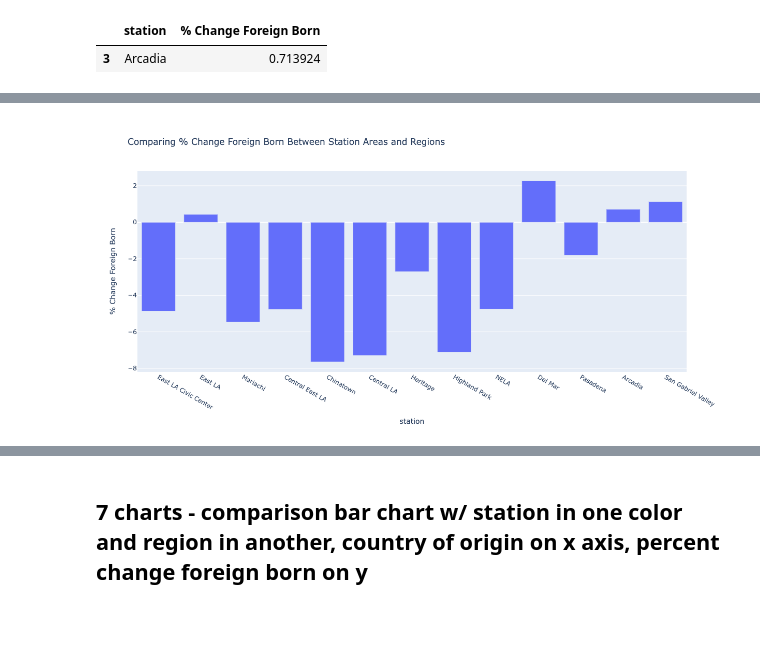
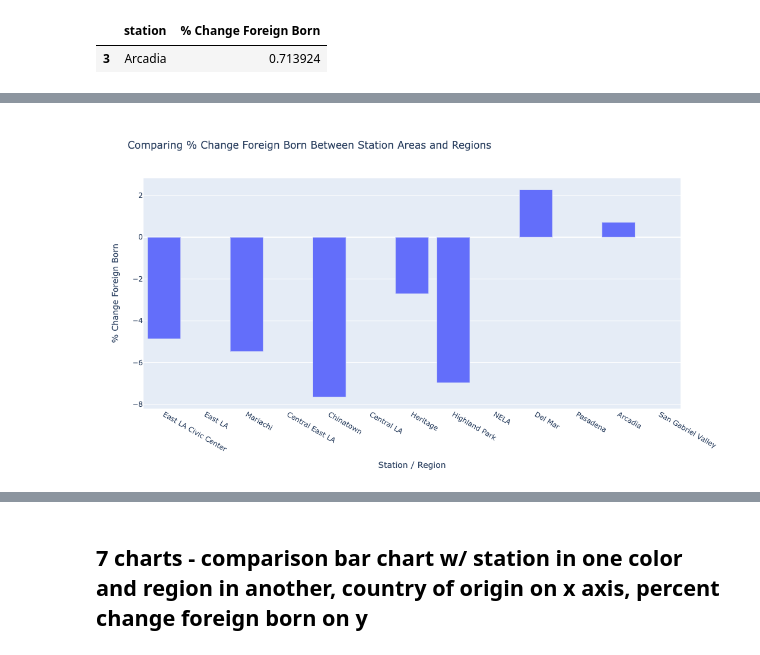
Before and after one commit to erikfelix/group_project, a Jupyter notebook: Final Charts Kevin Draft 2.ipynb, the cells around one changed output, grey strips where cells are left out. Saved outputs shown, nothing was run; the diff lists cells and outputs as text; code cells hidden in the pictures; blank space fills up the shorter version.

```diff
--- a/Final Charts Kevin Draft 2.ipynb
+++ b/Final Charts Kevin Draft 2.ipynb
@@ -211,5 +211,5 @@ hlp.head()
 # %%
-NELA = df[df["station"].isin(['NELA']
+NELA = df[df["region"].isin(['NELA']
 )
             ]
 
@@ -251,7 +251,7 @@ dmar.head()
 |  | station | % Change Foreign Born |
 | 3 | Del Mar | 2.267495 |
 # %%
-pas = df[df["station"].isin(["Pasadena"]
+pas = df[df["region"].isin(["Pasadena"]
 )
             ]
 
@@ -293,7 +293,7 @@ arc.head()
 |  | station | % Change Foreign Born |
 | 3 | Arcadia | 0.713924 |
 # %%
-sgv = df[df["station"].isin(["San Gabriel Valley"]
+sgv = df[df["region"].isin(["San Gabriel Valley"]
 )
             ]
 # %%
@@ -402,3 +402,5 @@ chart
+# %%
+chart = chart.rename(columns={'station': 'Station / Region'})
 # %%
 chart = chart.drop(['index'], axis=1)
 # %%
@@ -487,13 +455,13 @@ stn_charts()
 # %%
 fig = px.bar(chart, x='station', y='% Change Foreign Born',
              barmode='group',
              title='Comparing % Change Foreign Born Between Station Areas and Regions',
              height=600)
 
-
+fig.update_layout(xaxis_title="Station / Region")
 
 fig.show()
 # %% [output]
-[figure, old version]
+[figure, new version]
 # %%
 df.info()
```
Also changed, not shown: parts of 21 cells of this notebook.
